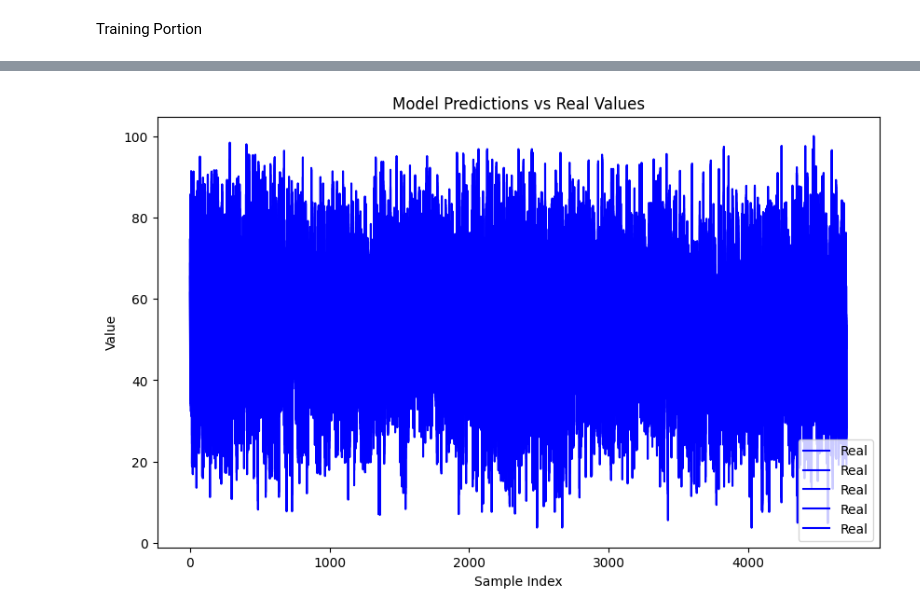
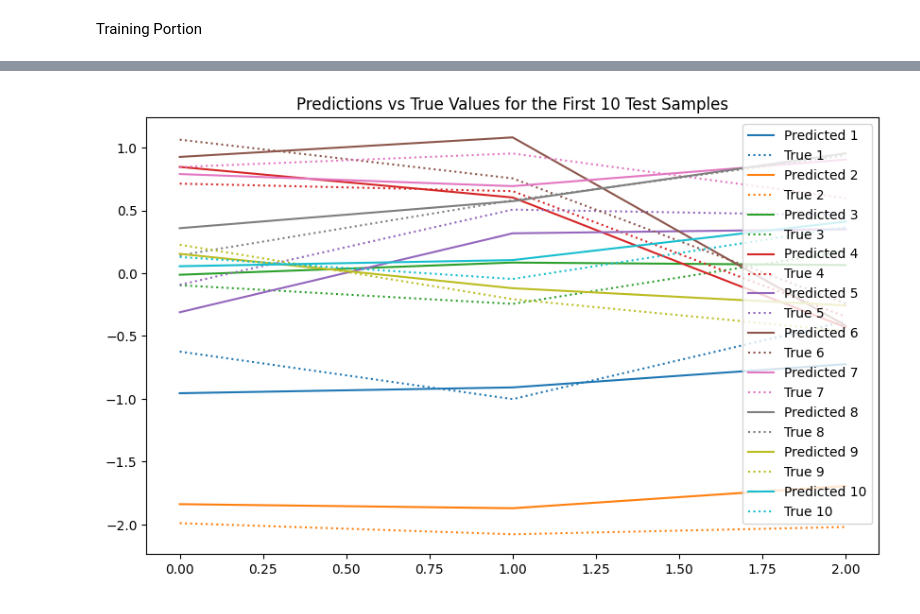
Before and after one commit to Retrospek/AlgorithmicTrading, a Jupyter notebook: backend/ArtificialIntelligence/eda.ipynb, the cells around one changed output, grey strips where cells are left out. Drawn from its saved outputs; the diff is of its cells as text; code cells hidden in the pictures.

Commit message:
Finished with basic model

```diff
--- a/backend/ArtificialIntelligence/eda.ipynb
+++ b/backend/ArtificialIntelligence/eda.ipynb
@@ -128,15 +85,14 @@ class LSTMdataset(Dataset):
     def __init__(self, data, sequence_length, output_length):
         self.data = data
         self.data_values = self.data.values
-        self.targetIDX = data.columns.tolist().index('RSI')
+        self.targetIDX = data.columns.get_loc('RSI')
         self.sequence_length = sequence_length
         self.output_length = output_length
         self.sample_length = sequence_length + output_length
 
         self.valid_indices = []
         for i in range(len(self.data) - self.sample_length + 1):
-            if i + self.sample_length <= len(self.data):
-                self.valid_indices.append(i)
+            self.valid_indices.append(i)
 
     def __len__(self):
         return len(self.valid_indices)
@@ -153,7 +109,7 @@ class LSTMdataset(Dataset):
         if len(history) != self.sequence_length or len(forecast) != self.output_length:
             raise ValueError(f"Inconsistent sequence length at index {idx}")
 
-        history_tensor = torch.tensor(history, dtype=torch.float32)
-        forecast_tensor = torch.tensor(forecast, dtype=torch.float32)
+        history = torch.tensor(history, dtype=torch.float32)
+        forecast = torch.tensor(forecast, dtype=torch.float32)
 
-        return history_tensor, forecast_tensor
+        return history, forecast
@@ -253,10 +195,12 @@ class LSTMRegression(nn.Module):
 # %% [markdown]
 Model and specifics instantiations
 # %%
-model = LSTMRegression(input_size=6, output_size=5).to(device)
-optimizer = optim.Adam(params=model.parameters(), lr=0.001)
-criterion = nn.MSELoss()
+model = LSTMRegression(input_size=7, output_size=3).to(device)
+optimizer = optim.Adam(params=model.parameters(), lr=1e-3)
 
+peak_weight = torch.tensor(0.75)
+customLoss = trendLoss(peak_weight)
+mseLoss = nn.MSELoss()
 print(model)
 # %% [output]
 LSTMRegression(
@@ -335,46 +272,29 @@ Company: 6, Epoch: 19, Average Epoch Loss: 303.3624
 # %%
 model.eval()
-predictions = []
-real = []
+predictions, true_values = [], []
 
-for sym, test_loader in stock_test_loaders.items():
-    total_loss = 0
-    total_samples = 0
+with torch.no_grad():
+    for inputs, labels in test_loader:
+        inputs = inputs.to(device).float()
+        labels = labels.to(device).float()
+        outputs = model(inputs)
+        predictions.append(outputs.cpu().numpy())
+        true_values.append(labels.cpu().numpy())
 
-    with torch.no_grad():  # Disable gradient computation for evaluation
-        for i, (inputs, labels) in enumerate(test_loader):
-            inputs = inputs.to(device)
-            labels = labels.to(device)
+# Convert predictions and true values to numpy arrays
+predictions = np.concatenate(predictions, axis=0)
+true_values = np.concatenate(true_values, axis=0)
+print(predictions[0])
+print(true_values[0].flatten())
+# Plotting predictions vs true values for the first 10 test samples
+import matplotlib.pyplot as plt
+plt.figure(figsize=(10, 6))
 
-            # Get model outputs (predictions)
-            outputs = model(inputs)
-
-            # Calculate loss
-            loss = criterion(outputs, labels)
-            total_loss += loss.item()
-
-            # Store predictions and real values
-            predictions.append(outputs.cpu().numpy())  # Moving to CPU for easier handling
-            real.append(labels.cpu().numpy())  # Moving to CPU for easier handling
-
-            total_samples += labels.size(0)
-
-    avg_loss = total_loss / len(test_loader)
-
-    print(f"Symbol: {sym}")
-    print(f"Average Loss: {avg_loss:.4f}")
-
-# Convert predictions and real lists to arrays for easier plotting
-predictions = np.concatenate(predictions, axis=0)
-real = np.concatenate(real, axis=0)
-
-# Plot predictions vs real values
-plt.figure(figsize=(10, 6))
-plt.plot(real, label='Real', color='blue')
-#plt.plot(predictions, label='Predicted', color='red', linestyle='dashed')
+default_colors = plt.rcParams['axes.prop_cycle'].by_key()['color']
+for i, color in enumerate(default_colors):
+    plt.plot(range(3), predictions[i], label=f"Predicted {i+1}", linestyle="-", color=color)
+    plt.plot(range(3), true_values[i], label=f"True {i+1}", linestyle=":", color=color)
 plt.legend()
-plt.title("Model Predictions vs Real Values")
-plt.xlabel("Sample Index")
-plt.ylabel("Value")
+plt.title('Predictions vs True Values for the First 10 Test Samples')
 plt.show()
 # %% [output]
@@ -395 +303 @@ Average Loss: 546705.0357
-[figure, old version]
+[figure, new version]
```
Also changed, not shown: parts of 14 cells of this notebook, 4 other files.
